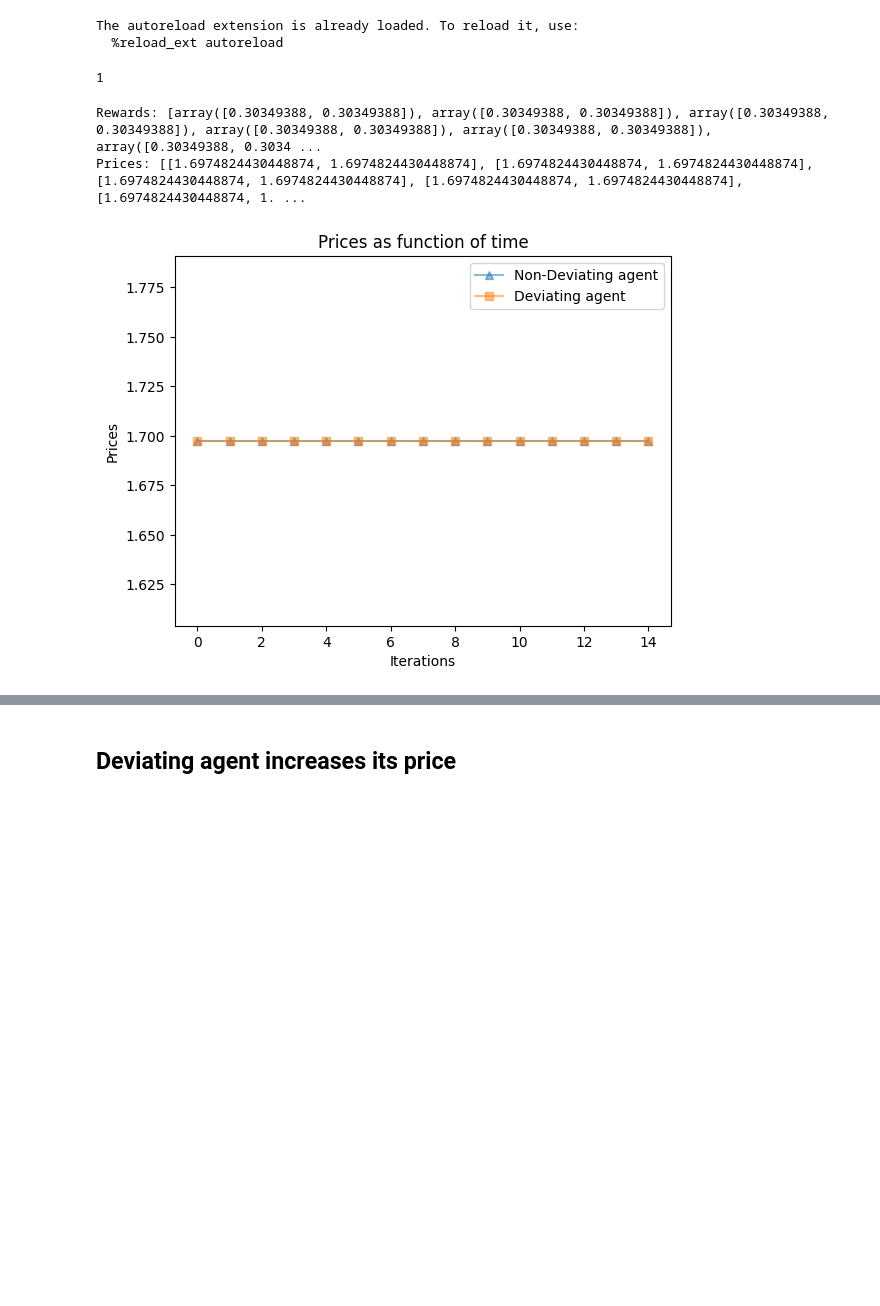
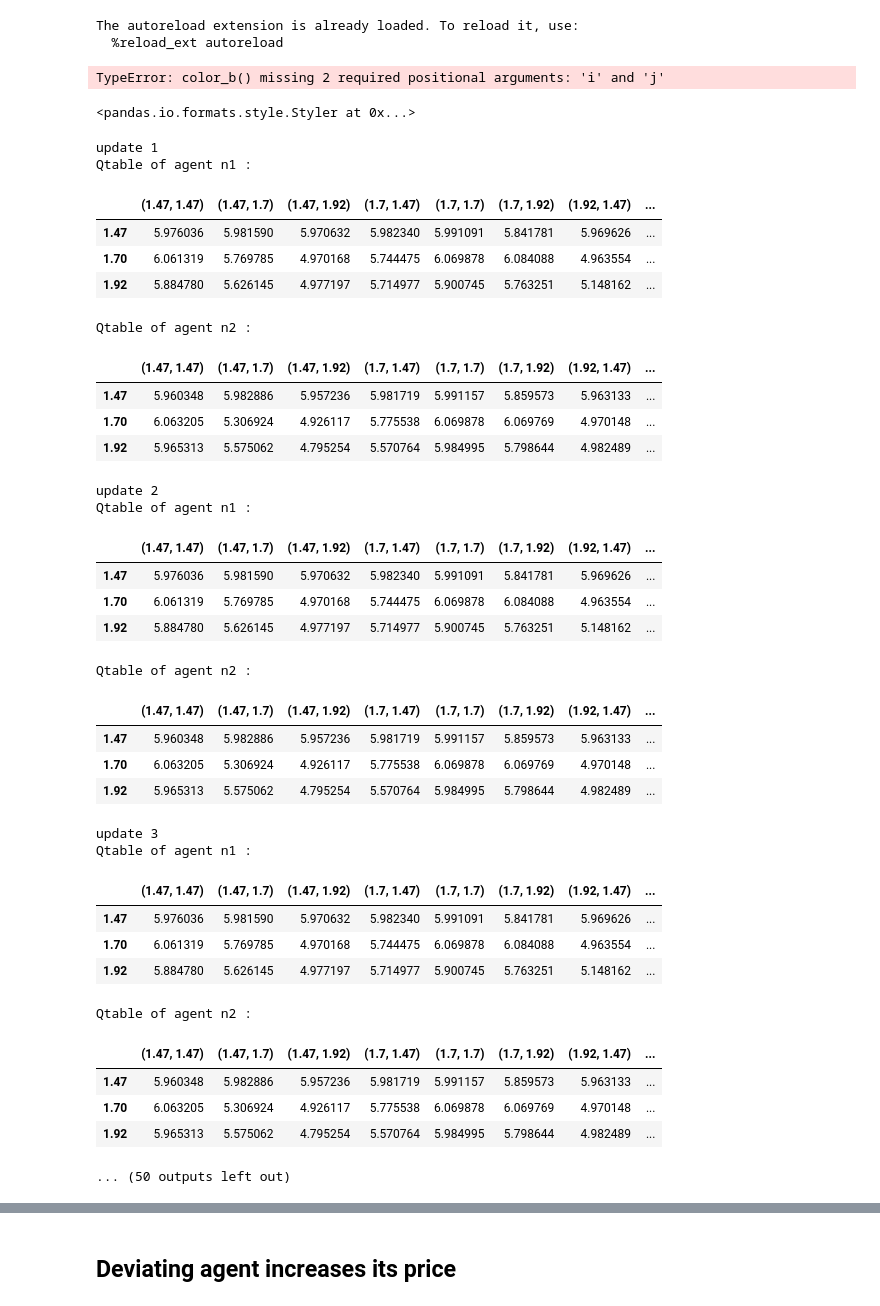
Before and after one commit to Suzie14/RLandPricing, a Jupyter notebook: notebooks/punishement_more_simple_case.ipynb, the cells around one changed output, grey strips where cells are left out. Cells and saved outputs as stored; diff of their text form; code cells hidden in the pictures; blank space fills up the shorter version.

```diff
--- a/notebooks/punishement_more_simple_case.ipynb
+++ b/notebooks/punishement_more_simple_case.ipynb
@@ -135,7 +138,6 @@ class Agent:
 agents = [Agent() for _ in range(2)]
 env = q.Env()
 # %%
-times = []
 rewards = []
 epsilon = []
 prices = []
@@ -161,10 +163,6 @@ while not done_forall:
     if t >= 10**6:
         break
 
-    if t % (2*(10**5)) == 0:
-        inter_start = time.time()
-        print("t:", t)
-
 
     # Actions and state at t+1
     nb_done = 0
@@ -173,9 +171,9 @@ while not done_forall:
         # check here if the same action was taken in the past for the same state:
         agent.final_state()
         if agent.done == True:
-                nb_done += 1
+            nb_done += 1
         if nb_done == len(agents):
-                done_forall = True
+            done_forall = True
 
     s_t1 = env([agent.A[agent.a_ind] for agent in agents])[1]
     for agent in agents:
@@ -198,19 +196,29 @@ while not done_forall:
     for i, agent in enumerate(agents):
         agent.updateQ(q=quant[i], p=price[i], c=cost[i], t=t)
 
-    if t % (2*(10**5)) == 0:
-        inter_end = time.time()
-        time_data.append(inter_end-inter_start)
-        print('average CPU', np.mean(time_data))
+    t += 1
 
 
 aggregated_agents = np.array(rewards).mean(axis=0)
 
 for agent in agents:
     final_q_matrices.append(agent.Q.copy()) # retrieve the matrix
-# %% [output]
-1
+# %%
+def highlight_cell(val, i, j):
+    color = 'background-color: green' if (i, j) == (agent.a_ind, agent.s_ind) else ''
+    return color
+# %%
+df = pd.DataFrame([[1,2], [3,4]], index=["A", "B"])
+def color_b(s,i,j):
+    return np.where(s == df[i,j], "background-color: yellow;", "")
+df.style.apply_index(color_b)
+# %% [output]
+TypeError: color_b() missing 2 required positional arguments: 'i' and 'j'
+<pandas.io.formats.style.Styler at 0x...>
 # %%
+combinations = itertools.product(np.round(agents[0].A, 2), repeat=agents[0].n)
+States = [str(combination) for combination in combinations]
+
 game_rewards = []
 
 rewards = []  # Store rewards for each game simulation step
@@ -233,33 +241,70 @@ for t in range(15):  # Change the number of steps if necessary
 
     # Update state for the next step
     s_t = s_t1
     for agent in agents:
         agent.s_t = s_t
     s_ind1 = agents[0].find_index(s_t1)
     for agent in agents:
         agent.s_ind1 = s_ind1
 
+    print(f'update {t+1}')
     for i, agent in enumerate(agents):
         agent.updateQ(q=quant[i], p=price[i], c=cost[i], t=t)
+        df = pd.DataFrame(agent.Q, columns=States,index=np.round(agent.A,2))
+        styled_df = df.applymap(lambda x: highlight_cell(x, agent.a_ind, agent.s_ind))
+        print(f'Qtable of agent n{i+1} :')
+        display(df)
 
 
 print(f"Rewards: {rewards}")
 print(f"Prices: {prices}")
+
 
 non_dev_p = []
 dev_p = []
 for i in range(len(prices)):
     non_dev_p.append(prices[i][0])
     dev_p.append(prices[i][1])
 plt.plot(range(len(prices)),non_dev_p, label=f"Non-Deviating agent", marker='^',alpha=0.5)
 plt.plot(range(len(prices)), dev_p, label=f"Deviating agent", marker='s', alpha=0.5)
 
 plt.xlabel("Iterations")
 plt.ylabel("Prices")
 plt.title("Prices as function of time")
 plt.legend()
 plt.show()
 # %% [output]
-Rewards: [array([0.30349388, 0.30349388]), array([0.30349388, 0.30349388]), array([0.30349388, 0.30349388]), array([0.30349388, 0.30349388]), array([0.30349388, 0.30349388]), array([0.30349388, 0.3034 ...
-Prices: [[1.6974824430448874, 1.6974824430448874], [1.6974824430448874, 1.6974824430448874], [1.6974824430448874, 1.6974824430448874], [1.6974824430448874, 1.6974824430448874], [1.6974824430448874, 1. ...
+update 1
+Qtable of agent n1 :
-[figure, removed]
+|  | (1.47, 1.47) | (1.47, 1.7) | (1.47, 1.92) | (1.7, 1.47) | (1.7, 1.7) | (1.7, 1.92) | (1.92, 1.47) | ... |
+| 1.47 | 5.976036 | 5.981590 | 5.970632 | 5.982340 | 5.991091 | 5.841781 | 5.969626 | ... |
+| 1.70 | 6.061319 | 5.769785 | 4.970168 | 5.744475 | 6.069878 | 6.084088 | 4.963554 | ... |
+| 1.92 | 5.884780 | 5.626145 | 4.977197 | 5.714977 | 5.900745 | 5.763251 | 5.148162 | ... |
+Qtable of agent n2 :
+|  | (1.47, 1.47) | (1.47, 1.7) | (1.47, 1.92) | (1.7, 1.47) | (1.7, 1.7) | (1.7, 1.92) | (1.92, 1.47) | ... |
+| 1.47 | 5.960348 | 5.982886 | 5.957236 | 5.981719 | 5.991157 | 5.859573 | 5.963133 | ... |
+| 1.70 | 6.063205 | 5.306924 | 4.926117 | 5.775538 | 6.069878 | 6.069769 | 4.970148 | ... |
+| 1.92 | 5.965313 | 5.575062 | 4.795254 | 5.570764 | 5.984995 | 5.798644 | 4.982489 | ... |
+update 2
+Qtable of agent n1 :
+|  | (1.47, 1.47) | (1.47, 1.7) | (1.47, 1.92) | (1.7, 1.47) | (1.7, 1.7) | (1.7, 1.92) | (1.92, 1.47) | ... |
+| 1.47 | 5.976036 | 5.981590 | 5.970632 | 5.982340 | 5.991091 | 5.841781 | 5.969626 | ... |
+| 1.70 | 6.061319 | 5.769785 | 4.970168 | 5.744475 | 6.069878 | 6.084088 | 4.963554 | ... |
+| 1.92 | 5.884780 | 5.626145 | 4.977197 | 5.714977 | 5.900745 | 5.763251 | 5.148162 | ... |
+Qtable of agent n2 :
+|  | (1.47, 1.47) | (1.47, 1.7) | (1.47, 1.92) | (1.7, 1.47) | (1.7, 1.7) | (1.7, 1.92) | (1.92, 1.47) | ... |
+| 1.47 | 5.960348 | 5.982886 | 5.957236 | 5.981719 | 5.991157 | 5.859573 | 5.963133 | ... |
+| 1.70 | 6.063205 | 5.306924 | 4.926117 | 5.775538 | 6.069878 | 6.069769 | 4.970148 | ... |
+| 1.92 | 5.965313 | 5.575062 | 4.795254 | 5.570764 | 5.984995 | 5.798644 | 4.982489 | ... |
+update 3
+Qtable of agent n1 :
+|  | (1.47, 1.47) | (1.47, 1.7) | (1.47, 1.92) | (1.7, 1.47) | (1.7, 1.7) | (1.7, 1.92) | (1.92, 1.47) | ... |
+| 1.47 | 5.976036 | 5.981590 | 5.970632 | 5.982340 | 5.991091 | 5.841781 | 5.969626 | ... |
+| 1.70 | 6.061319 | 5.769785 | 4.970168 | 5.744475 | 6.069878 | 6.084088 | 4.963554 | ... |
+| 1.92 | 5.884780 | 5.626145 | 4.977197 | 5.714977 | 5.900745 | 5.763251 | 5.148162 | ... |
+Qtable of agent n2 :
+|  | (1.47, 1.47) | (1.47, 1.7) | (1.47, 1.92) | (1.7, 1.47) | (1.7, 1.7) | (1.7, 1.92) | (1.92, 1.47) | ... |
+| 1.47 | 5.960348 | 5.982886 | 5.957236 | 5.981719 | 5.991157 | 5.859573 | 5.963133 | ... |
+| 1.70 | 6.063205 | 5.306924 | 4.926117 | 5.775538 | 6.069878 | 6.069769 | 4.970148 | ... |
+| 1.92 | 5.965313 | 5.575062 | 4.795254 | 5.570764 | 5.984995 | 5.798644 | 4.982489 | ... |
+... (50 outputs left out)
```
Also changed, not shown: parts of 3 cells of this notebook, 2 other files.
